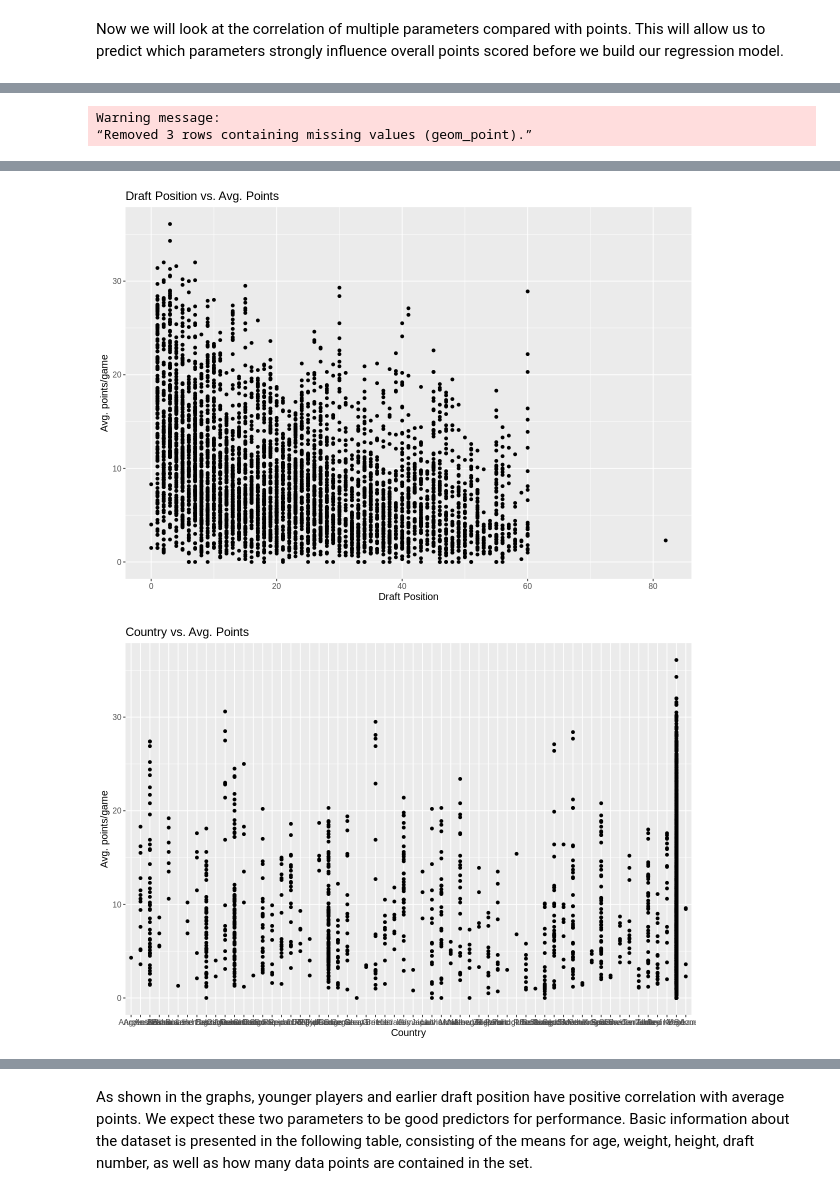
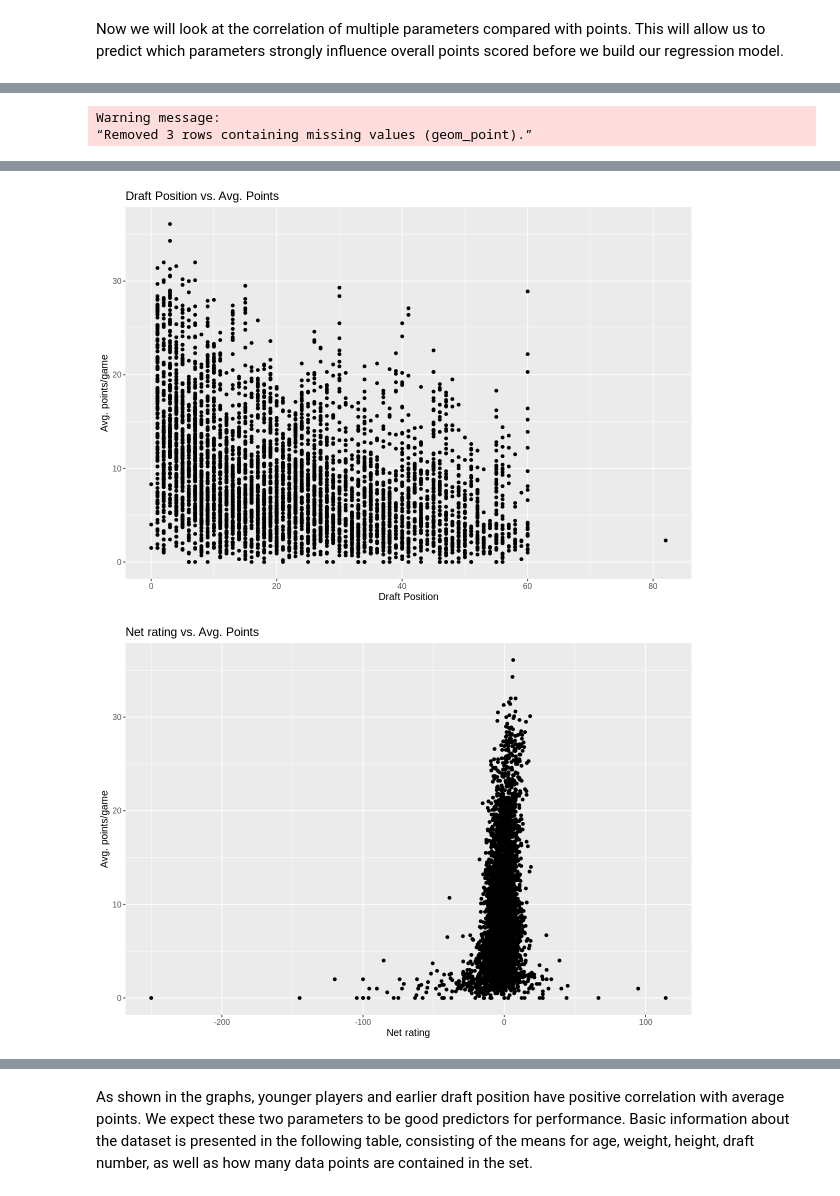
Before and after one commit to mdean808/dsci-100-group-project, a Jupyter notebook: project.ipynb, the cells around one changed output, grey strips where cells are left out. Saved outputs shown, nothing was run; the diff lists cells and outputs as text; code cells hidden in the pictures.

Commit message:
Regression using Net Rating (rollback to last version if necessary)

```diff
--- a/project.ipynb
+++ b/project.ipynb
@@ -79,7 +79,7 @@ Note that for `draft_round` players labeled as `Undrafted` were removed.
 # %%
 nba_players <- player_data |>
     filter(draft_year > 2000) |>
-    select(age, player_height, player_weight, country, draft_number, draft_round, college, pts) |>
+    select(age, player_height, player_weight, net_rating, draft_number, draft_round, pts) |>
     # remove undrafted players and convert draft_number to dbl
     filter(draft_round != "Undrafted") |>
     mutate(draft_round = as.numeric(draft_round)) |>
@@ -149,38 +149,38 @@ nba_plot_number <- nba_training |>
 mutate(draft_number = as.numeric(draft_number)) |>
 ggplot(aes(x = draft_number, y = pts)) +
 geom_point() +
 labs(x = "Draft Position", y = "Avg. points/game") +
 ggtitle("Draft Position vs. Avg. Points") +
 theme(text = element_text(size = 12))
 
 
-nba_plot_country <- ggplot(nba_training, aes(x = country, y = pts)) +
+nba_plot_nr <- ggplot(nba_training, aes(x = net_rating, y = pts)) +
 geom_point() +
-labs(x = "Country", y = "Avg. points/game") +
-ggtitle("Country vs. Avg. Points") +
+labs(x = "Net rating", y = "Avg. points/game") +
+ggtitle("Net rating vs. Avg. Points") +
 theme(text = element_text(size = 12))
 
 
 nba_plot_dr <- ggplot(nba_training, aes(x = draft_round, y = pts)) +
 geom_point() +
 labs(x = "Draft Round", y = "Avg. points/game") +
 ggtitle("Draft Round vs. Avg. Points") +
 theme(text = element_text(size = 12))
 
 nba_plot_age
 nba_plot_height
 nba_plot_weight
 nba_plot_number
-nba_plot_country
+nba_plot_nr
 nba_plot_dr
 # %% [output]
 [figure]
 [figure]
 Warning message:
 “Removed 3 rows containing missing values (geom_point).”
 [figure]
 [figure]
-[figure, old version]
+[figure, new version]
 [figure]
 # %% [markdown]
 As shown in the graphs, younger players and earlier draft position have positive correlation with average points. We expect these two parameters to be good predictors for performance. Basic information about the dataset is presented in the following table, consisting of the means for age, weight, height, draft number, as well as how many data points are contained in the set.
```
Also changed, not shown: parts of 7 cells of this notebook.
